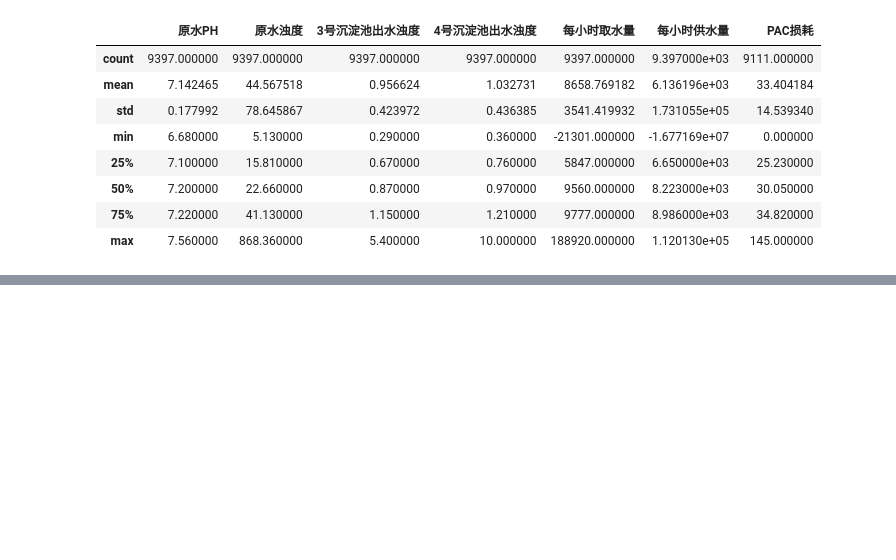
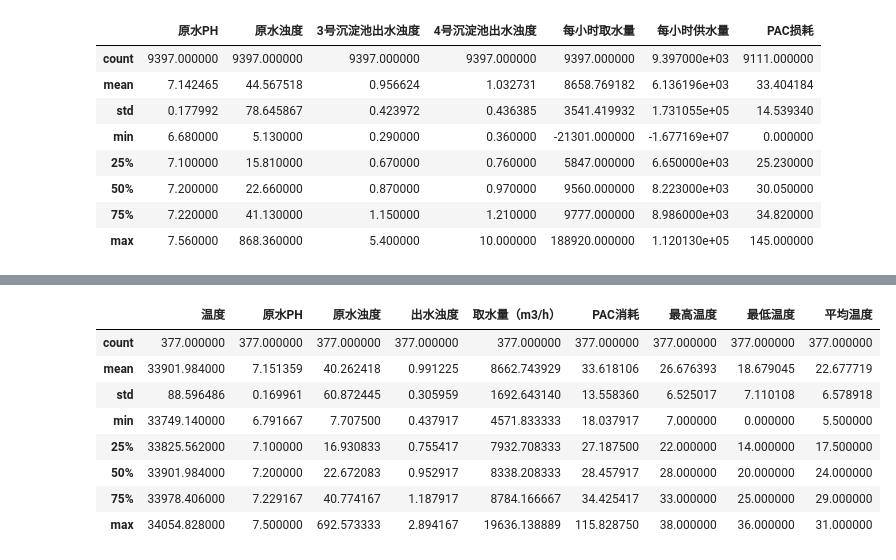
Before and after one commit to Winniekun/Data_Mining, a Jupyter notebook: ActualCombat/Water/total.ipynb, the cells around one changed output, grey strips where cells are left out. Drawn from its saved outputs; the diff is of its cells as text; code cells hidden in the pictures; blank space fills up the shorter version.

```diff
--- a/ActualCombat/Water/total.ipynb
+++ b/ActualCombat/Water/total.ipynb
@@ -90,3 +90,5 @@ yaoData.describe()
 | 50% | 7.200000 | 22.660000 | 0.870000 | 0.970000 | 9560.000000 | 8.223000e+03 | 30.050000 |
 | 75% | 7.220000 | 41.130000 | 1.150000 | 1.210000 | 9777.000000 | 8.986000e+03 | 34.820000 |
 | max | 7.560000 | 868.360000 | 5.400000 | 10.000000 | 188920.000000 | 1.120130e+05 | 145.000000 |
+# %%
+hun_temp = pd.merge(hunintuData,temperatureData)
@@ -92,0 +122,12 @@ yaoData.describe()
+# %%
+hun_temp.describe()
+# %% [output]
+|  | 温度 | 原水PH | 原水浊度 | 出水浊度 | 取水量（m3/h） | PAC消耗 | 最高温度 | 最低温度 | 平均温度 |
+| count | 377.000000 | 377.000000 | 377.000000 | 377.000000 | 377.000000 | 377.000000 | 377.000000 | 377.000000 | 377.000000 |
+| mean | 33901.984000 | 7.151359 | 40.262418 | 0.991225 | 8662.743929 | 33.618106 | 26.676393 | 18.679045 | 22.677719 |
+| std | 88.596486 | 0.169961 | 60.872445 | 0.305959 | 1692.643140 | 13.558360 | 6.525017 | 7.110108 | 6.578918 |
+| min | 33749.140000 | 6.791667 | 7.707500 | 0.437917 | 4571.833333 | 18.037917 | 7.000000 | 0.000000 | 5.500000 |
+| 25% | 33825.562000 | 7.100000 | 16.930833 | 0.755417 | 7932.708333 | 27.187500 | 22.000000 | 14.000000 | 17.500000 |
+| 50% | 33901.984000 | 7.200000 | 22.672083 | 0.952917 | 8338.208333 | 28.457917 | 28.000000 | 20.000000 | 24.000000 |
+| 75% | 33978.406000 | 7.229167 | 40.774167 | 1.187917 | 8784.166667 | 34.425417 | 33.000000 | 25.000000 | 29.000000 |
+| max | 34054.828000 | 7.500000 | 692.573333 | 2.894167 | 19636.138889 | 115.828750 | 38.000000 | 36.000000 | 31.000000 |
```
Also changed, not shown: parts of 7 cells of this notebook, 4 other files.
